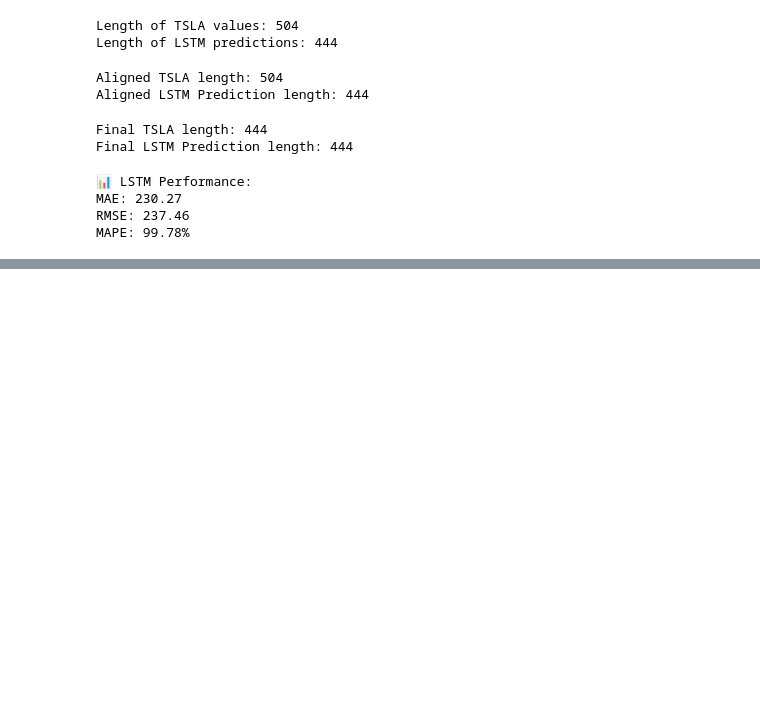
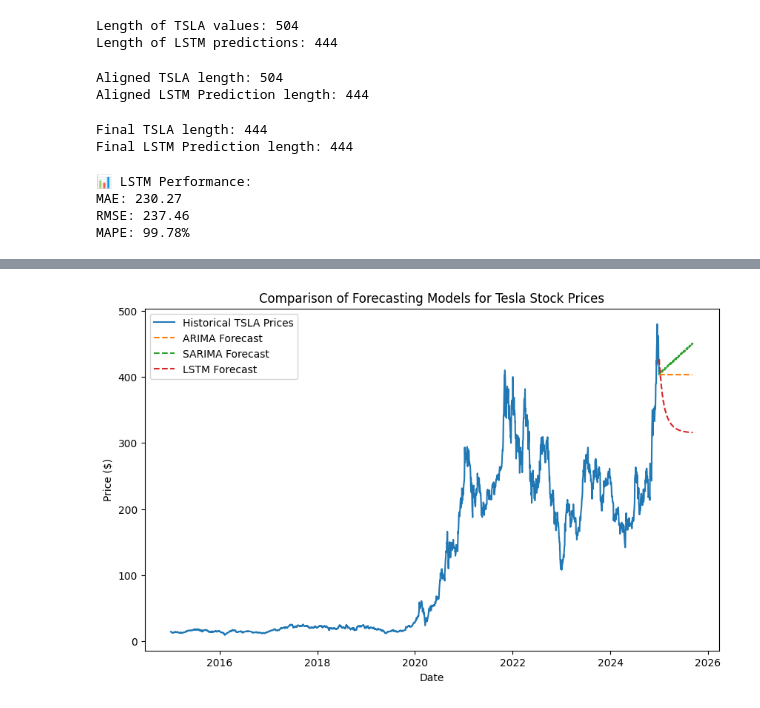
Before and after one commit to hasankere/Week11_project, a Jupyter notebook: notebooks/GMF.ipynb, the cells around one changed output, grey strips where cells are left out. Saved outputs shown, nothing was run; the diff lists cells and outputs as text; code cells hidden in the pictures; blank space fills up the shorter version.

```diff
--- a/notebooks/GMF.ipynb
+++ b/notebooks/GMF.ipynb
@@ -661,0 +822,13 @@ MAPE: 99.78%
+# %%
+plt.figure(figsize=(10, 6))
+plt.plot(data['TSLA'], label='Historical TSLA Prices')
+plt.plot(future_dates, arima_forecast, label='ARIMA Forecast', linestyle='--')
+plt.plot(future_dates, sarima_forecast, label='SARIMA Forecast', linestyle='--')
+plt.plot(future_dates, lstm_forecast, label='LSTM Forecast', linestyle='--')
+plt.title('Comparison of Forecasting Models for Tesla Stock Prices')
+plt.xlabel('Date')
+plt.ylabel('Price ($)')
+plt.legend()
+plt.show()
+# %% [output]
+[figure, added]
```
Also changed, not shown: parts of 6 cells of this notebook.
